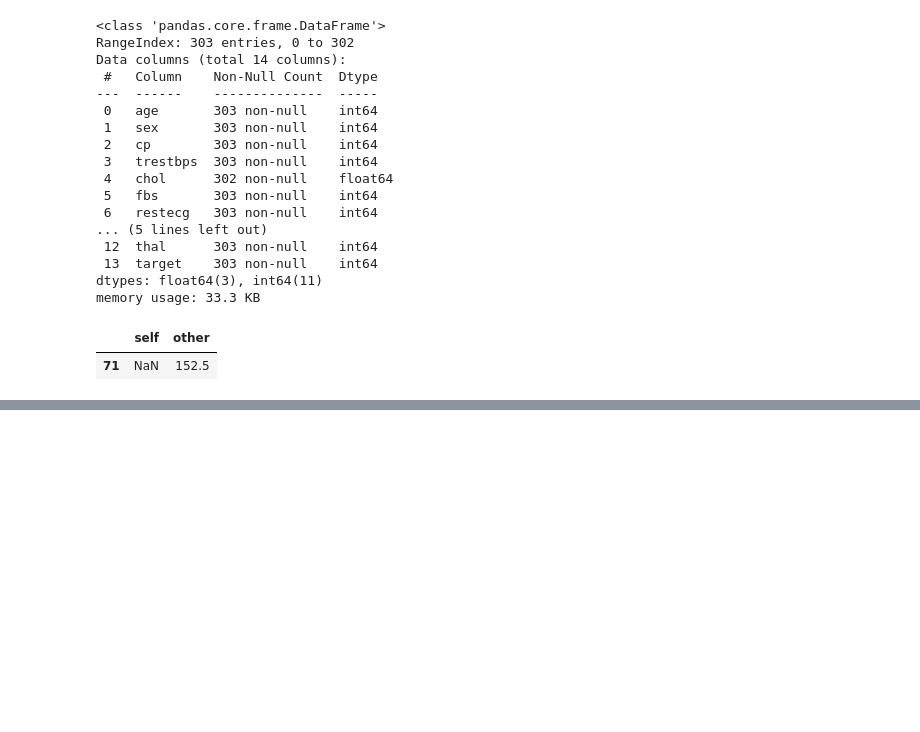
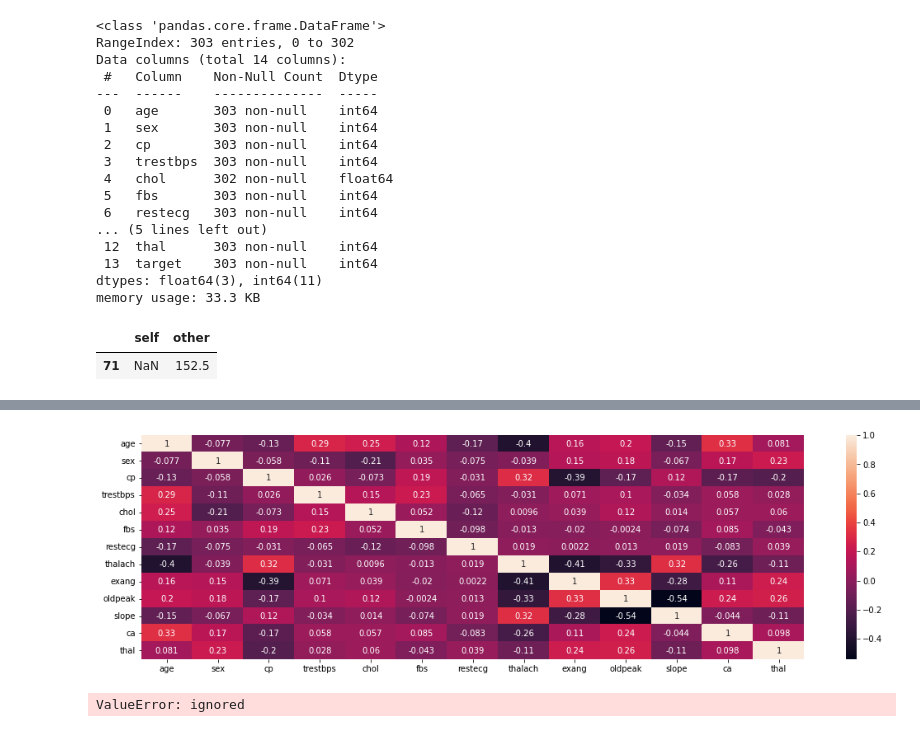
Before and after one commit to CharleneLimKH/python-mini-exercises, a Jupyter notebook: Using KNN_Copy_of_imputation.ipynb, the cells around one changed output, grey strips where cells are left out. Cells and saved outputs as stored; diff of their text form; code cells hidden in the pictures; blank space fills up the shorter version.

```diff
--- a/Using KNN_Copy_of_imputation.ipynb
+++ b/Using KNN_Copy_of_imputation.ipynb
@@ -140,17 +140,26 @@ plt.show()
 # %%
 # Create figure
 plt.figure(figsize=(18,5))
 # Use sns (seaborn) to create a heat map feed it with the corrolation of the data (computed by pandas using the function corr())
-s'PUT YOUR CODE HERE'
+dataplot=sns.heatmap(x_train.corr(),annot=True)
 
 #In plot we can see there is higher correlation between target and cp (chest pain) ,target and thalach (heart rate)
 #some attributes are independent to each other also as there is near 0 correlation
+# %% [output]
+[figure, added]
 # %%
 #Random Forest Classifier
 from sklearn.metrics import accuracy_score,roc_auc_score
 from sklearn.ensemble import RandomForestClassifier
 
-clf='PUT YOUR CODE HERE'
-clf.fit('PUT YOUR CODE HERE')
-y_pred=clf.predict('PUT YOUR CODE HERE')
+y=data.target
+x=data.drop('target', axis=1)
+x_train, x_test, y_train, y_test = train_test_split(x,y,test_size=0.3, random_state=42)
+x_train.shape,x_test.shape,y_train.shape,y_test.shape
+
+clf= RandomForestClassifier(n_estimators=50)
+clf.fit(x_train, y_train)
+y_pred=clf.predict(x_test)
 print("Accuracy score {}".format(accuracy_score(y_test,y_pred)))
+# %% [output]
+ValueError: ignored
```
Also changed, not shown: parts of 4 cells of this notebook.
